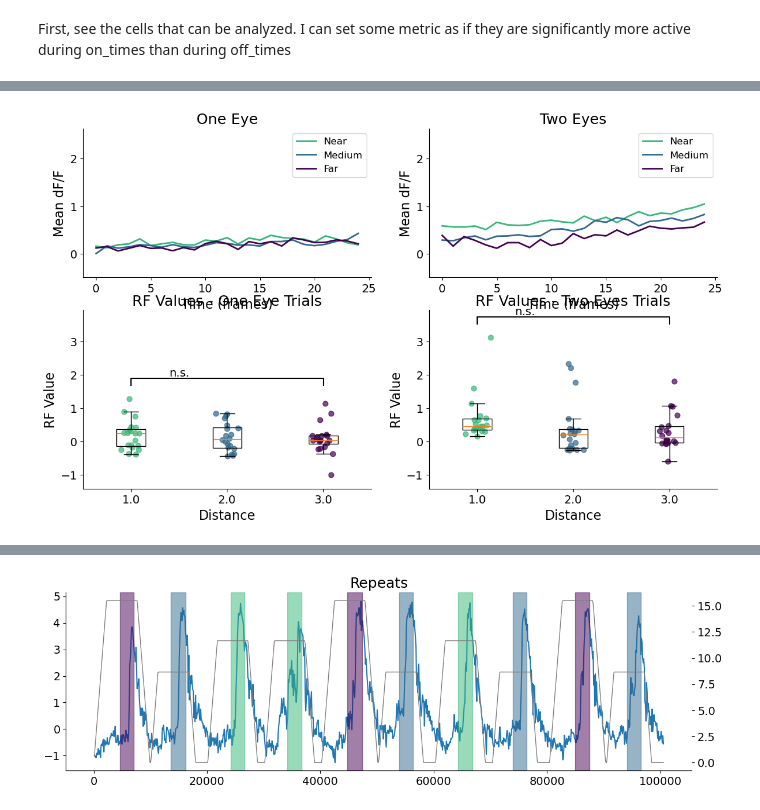
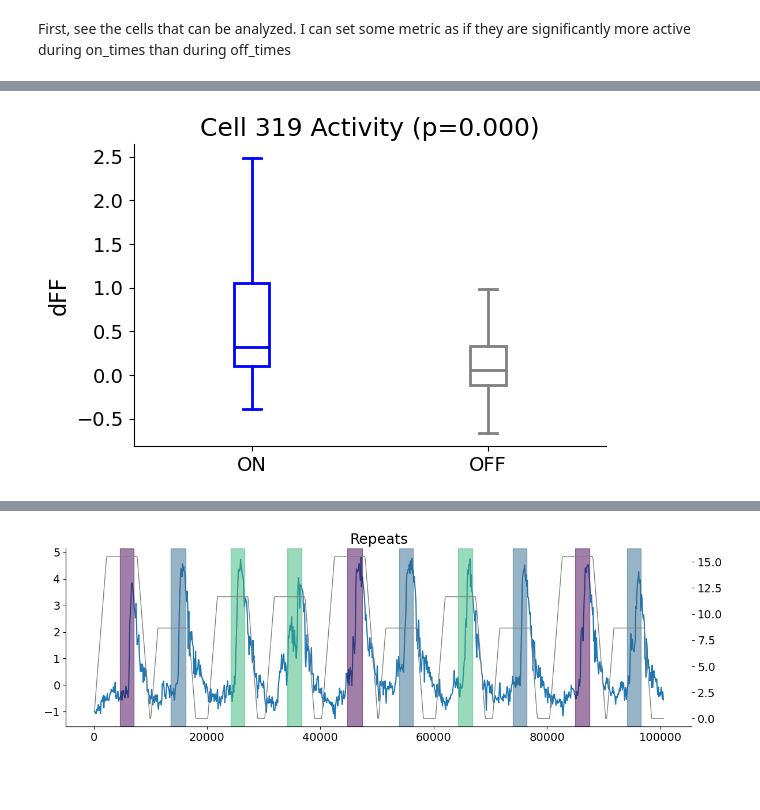
Before and after one commit to s-acosta/distance-project, a Jupyter notebook: linear-notebooks/analysis-linear-stimulus.ipynb, the cells around one changed output, grey strips where cells are left out. Cells and saved outputs as stored; diff of their text form; code cells hidden in the pictures; blank space fills up the shorter version.

```diff
--- a/linear-notebooks/analysis-linear-stimulus.ipynb
+++ b/linear-notebooks/analysis-linear-stimulus.ipynb
@@ -66,0 +290,2 @@ identity_interp = np.round(np.interp(D.frames_time, time, servo_id)).astype(int)
+# %%
+fig = plot_cell_stimulus_response(cell=np.where(D.suite2p_id == 126)[0][0], n_repeats=[20,30])
@@ -66,0 +540,3 @@ identity_interp = np.round(np.interp(D.frames_time, time, servo_id)).astype(int)
+# %%
+# example of distance comparison
+fig = plot_distance_comparison(np.where(D.suite2p_id == 126)[0][0])
@@ -238,0 +873,2 @@ Directory cell_traces_10_repeats already exists
+# %%
+fig = plot_distance_and_rf_comparison(np.where(D.suite2p_id == cell_to_show)[0][0])
@@ -238,0 +877,7 @@ Directory cell_traces_10_repeats already exists
+# %%
+# for all reliable cells, plot the distance and rf comparison
+fig_path = create_new_result_dir(results_path, r'distance_and_rf_comparison')
+for cell in responsive_cells:
+    fig = plot_distance_and_rf_comparison(cell)
+    fig.savefig(os.path.join(fig_path, f'cell_{D.suite2p_id[cell]}_distance_and_rf_comparison.png'))
+    plt.close(fig)
@@ -450,58 +1097,77 @@ fig = plot_cell_stimulus_response(315, n_repeats=[20, 30])
 # %% [markdown]
 First, see the cells that can be analyzed. I can set some metric as if they are significantly more active during on_times than during off_times
 # %%
-def is_cell_responsive(cell):
+def is_cell_responsive(cell, plot=False):
     """
     Determines if a cell is significantly more active during on times than off times.
 
     Args:
         cell: Cell index to analyze
+        plot: Whether to plot the boxplot of on vs off activity
 
     Returns:
         bool: True if cell is significantly more active during on times
     """
-    # Z-score the dFF data for the cell
-    z_scored = (D.dFF[cell] - np.mean(D.dFF[cell])) / np.std(D.dFF[cell])
+    # Use raw dFF data for the cell without z-scoring
+    dff_data = D.dFF[cell]
 
-    # Get on and off time activity
-    on_activity = z_scored[on_time_interp]
-    off_activity = z_scored[~on_time_interp]
+    # Get on and off time activity directly from dFF
+    on_activity = dff_data[on_time_interp]
+    off_activity = dff_data[~on_time_interp]
 
     # Perform t-test
     _, p_value = ttest_ind(on_activity, off_activity)
 
+    if plot:
+        # Create boxplot
+        fig, ax = plt.subplots(figsize=(6, 4))
+        data = [on_activity, off_activity]
+        bp = ax.boxplot(data, patch_artist=True, showfliers=False, labels=['ON', 'OFF'])
+
+        # Customize boxplot colors and line thickness
+        colors = ['blue', 'gray']
+        for i, (box, whisker, cap, median) in enumerate(zip(bp['boxes'], bp['whiskers'][::2], bp['caps'][::2], bp['medians'])):
+            box.set_facecolor('none')
+            box.set_linewidth(2)
+            box.set_edgecolor(colors[i])
+
+            whisker.set_linewidth(2)
+            whisker.set_color(colors[i])
+
+            bp['whiskers'][i*2+1].set_linewidth(2)
+            bp['whiskers'][i*2+1].set_color(colors[i])
+
+            cap.set_linewidth(2)
+            cap.set_color(colors[i])
+
+            bp['caps'][i*2+1].set_linewidth(2)
+            bp['caps'][i*2+1].set_color(colors[i])
+
+            median.set_linewidth(2)
+            median.set_color(colors[i])
+
+        # add p-value annotation in the title
+        ax.set_title(f'Cell {D.suite2p_id[cell]} Activity (p={p_value:.3f})')
+
+        ax.set_ylabel('dFF')
+        plt.tight_layout()
+
     # Check if mean on activity is greater and p-value significant
     return (np.mean(on_activity) > np.mean(off_activity)) and (p_value < 0.05)
 
-# Get responsive cells
 responsive_cells = []
+unresponsive_cells = []
 for cell in range(D.dFF.shape[0]):
-    if is_cell_responsive(cell):
+    is_responsive = is_cell_responsive(cell)
+    if is_responsive:
         responsive_cells.append(cell)
+    else:
+        unresponsive_cells.append(cell)
 
 print(f"Found {len(responsive_cells)} responsive cells out of {D.dFF.shape[0]} total cells")
 
-# make folder in results path
-figure_path = create_new_result_dir(results_path, r'responsive_cells')
-
-n_cells = D.dFF.shape[0]
-for cell in responsive_cells:
-    # update print line
-    print('\r Cell ' + str(cell) + ' of ' + str(n_cells), end="")
-    plot_distance_response(cell, fig_path=figure_path)
-
-# Get unresponsive cells
-unresponsive_cells = []
-for cell in range(D.dFF.shape[0]):
-    if not is_cell_responsive(cell):
-        unresponsive_cells.append(cell)
-
-print(f"Found {len(unresponsive_cells)} unresponsive cells out of {D.dFF.shape[0]} total cells")
-
-# make folder in results path
-figure_path = create_new_result_dir(results_path, r'unresponsive_cells')
-n_cells = D.dFF.shape[0]
-for cell in unresponsive_cells:
-    plot_distance_response(cell, fig_path=figure_path)
+# Example of plotting for a specific cell
+if len(responsive_cells) > 0:
+    is_cell_responsive(315, plot=True)
 # %% [output]
 Found 355 responsive cells out of 563 total cells
@@ -511 +1174 @@ IndexError: index 562 is out of bounds for axis 0 with size 562
-[figure, old version]
+[figure, new version]
```
Also changed, not shown: parts of 40 cells of this notebook, 3 other files.
